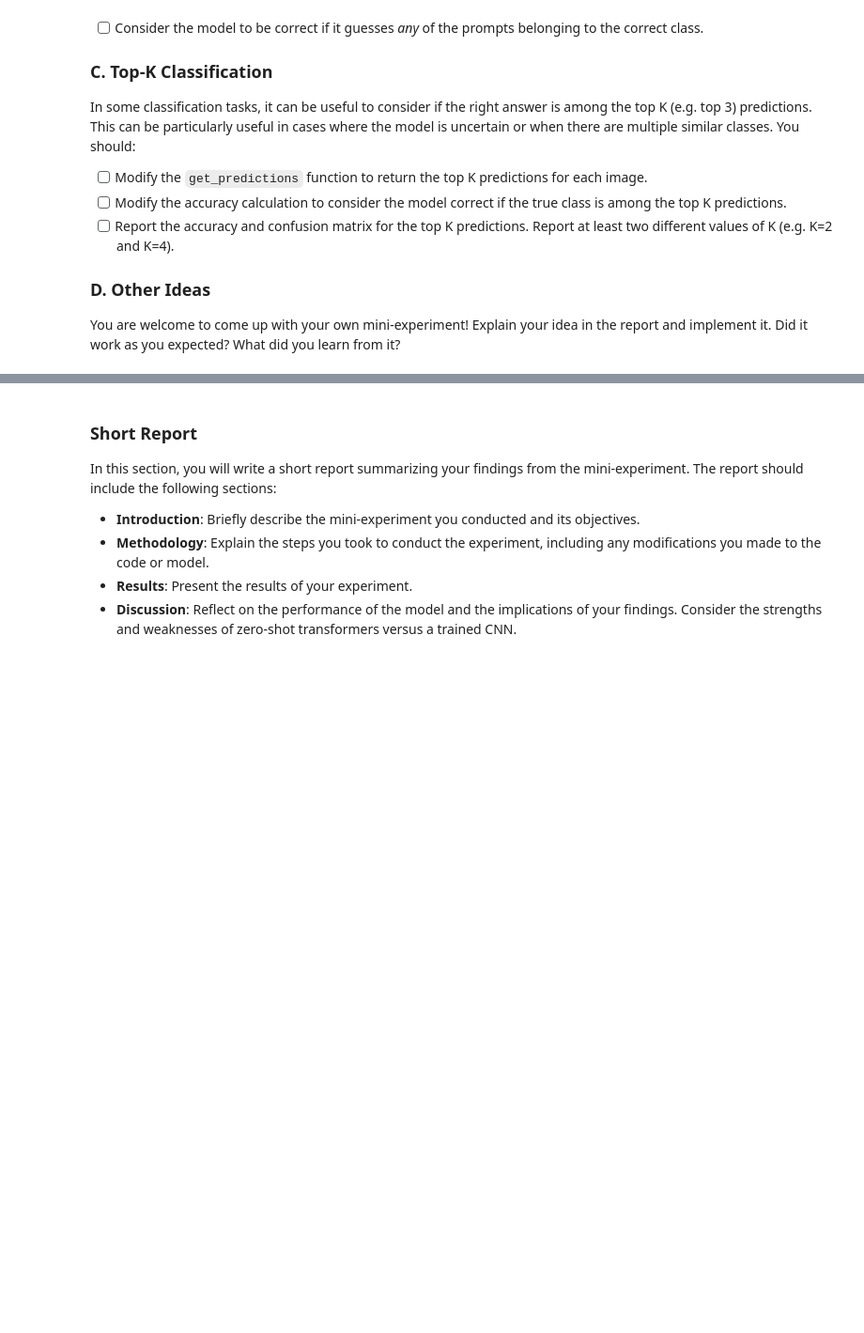
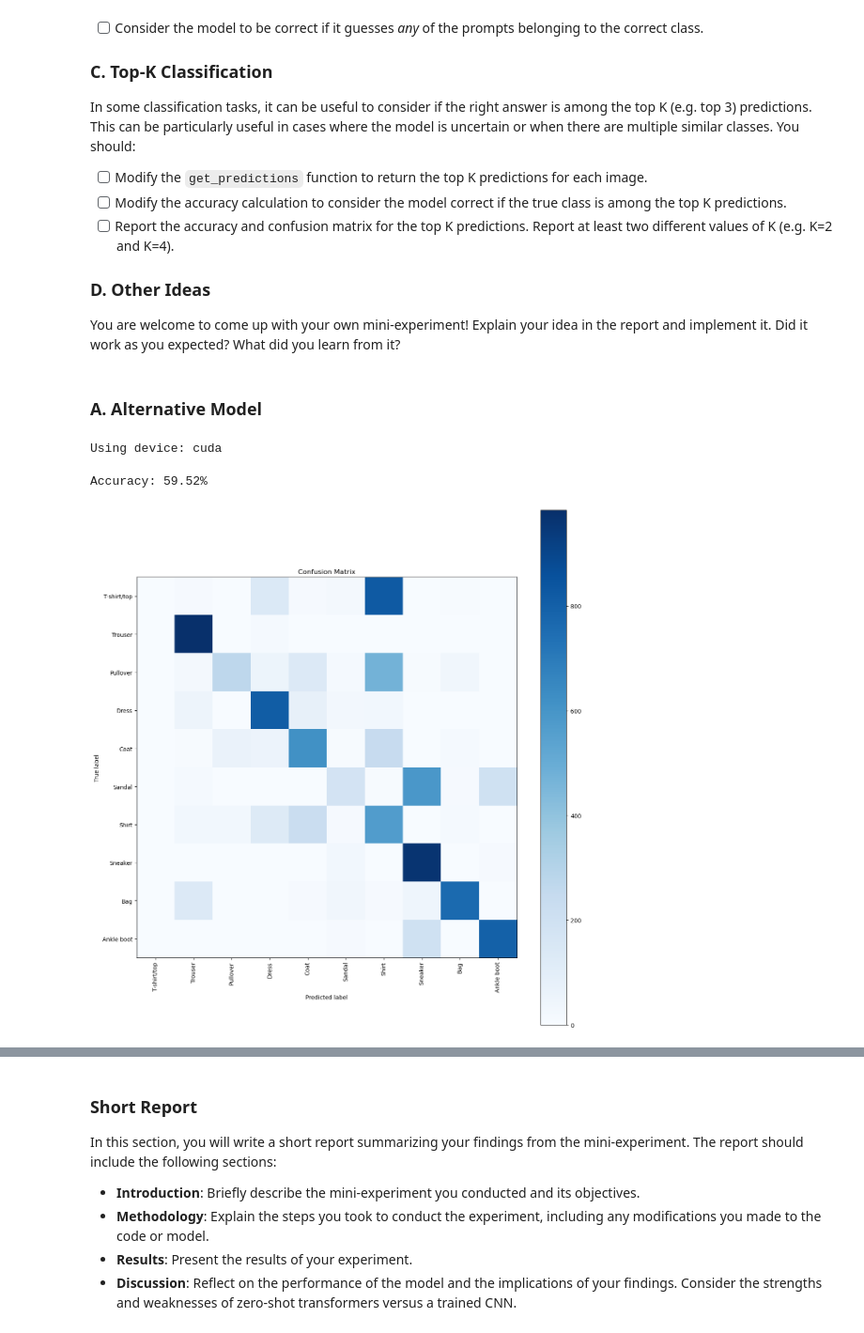
Before and after one commit to AntonioMLancuentra/deep_learning, a Jupyter notebook: 02_activities/assignments/assignment_2.ipynb, the cells around one changed output, grey strips where cells are left out. Shown at 94% size. Drawn from its saved outputs; the diff is of its cells as text; code cells hidden in the pictures; blank space fills up the shorter version.

```diff
--- a/02_activities/assignments/assignment_2.ipynb
+++ b/02_activities/assignments/assignment_2.ipynb
@@ -458,3 +458,57 @@ In some classification tasks, it can be useful to consider if the right answer i
 ### D. Other Ideas
 
 You are welcome to come up with your own mini-experiment! Explain your idea in the report and implement it. Did it work as you expected? What did you learn from it?
+# %% [markdown]
+### A. Alternative Model
+# %%
+# Delete the previous model and processor
+del clip_model                      # Not required, runs well without it
+del clip_processor                  # Not required, runs well without it
+
+# Clear GPU memory (if using GPU)
+torch.cuda.empty_cache()            # Not required, runs well without it
+
+clip_model_name = "openai/clip-vit-large-patch14"
+clip_model     = CLIPModel.from_pretrained(clip_model_name)
+clip_processor = CLIPProcessor.from_pretrained(clip_model_name, use_fast=False)
+
+# Set model to evaluation mode, as we are not training it
+clip_model.eval()
+
+# Check for accelerators
+device = "cpu" # Default to CPU
+if torch.cuda.is_available():
+    device = "cuda" # Use GPU if available
+elif torch.backends.mps.is_available():
+    device = "mps"
+
+clip_model.to(device)
+
+print(f"Using device: {device}")
+# %% [output]
+Using device: cuda
+# %%
+from sklearn.metrics import accuracy_score
+
+y_true, y_pred = [], []
+#  Build text embeddings for the class names using the `get_text_embeddings` function (this only needs to be done once).
+text_feats = get_text_embeddings(CLASS_NAMES)
+
+# Iterate over the test dataset and compute predictions
+for pixel_values, labels in test_loader:
+    image_feats = get_image_embeddings(pixel_values)  # Get image embeddings using the `get_image_embeddings` function.
+    similarity = get_cosine_similarity(image_feats, text_feats)  # Compute cosine similarity between the image and text embeddings using the `get_cosine_similarity` function.
+    preds = get_predictions(similarity)
+    # Store true labels and predicted labels
+    y_true.extend(labels.numpy())           # Both ways work
+    #y_true.extend(labels.cpu().numpy())    # Both ways work
+    y_pred.extend(preds)                            # Save the predictions so that we can build a confusion matrix later.
+# Report the accuracy of the predictions
+accuracy = accuracy_score(y_true, y_pred)
+print(f"Accuracy: {accuracy * 100:.2f}%")
+
+# Report the confusion matrix
+plot_confusion_matrix(y_true, y_pred, CLASS_NAMES)
+# %% [output]
+Accuracy: 59.52%
+[figure, added]
```
Also changed, not shown: parts of 7 cells of this notebook.
